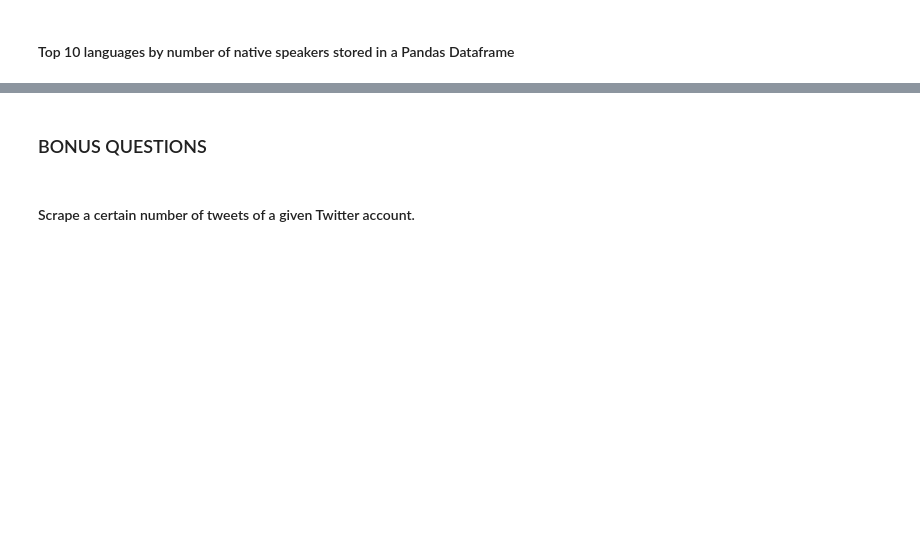
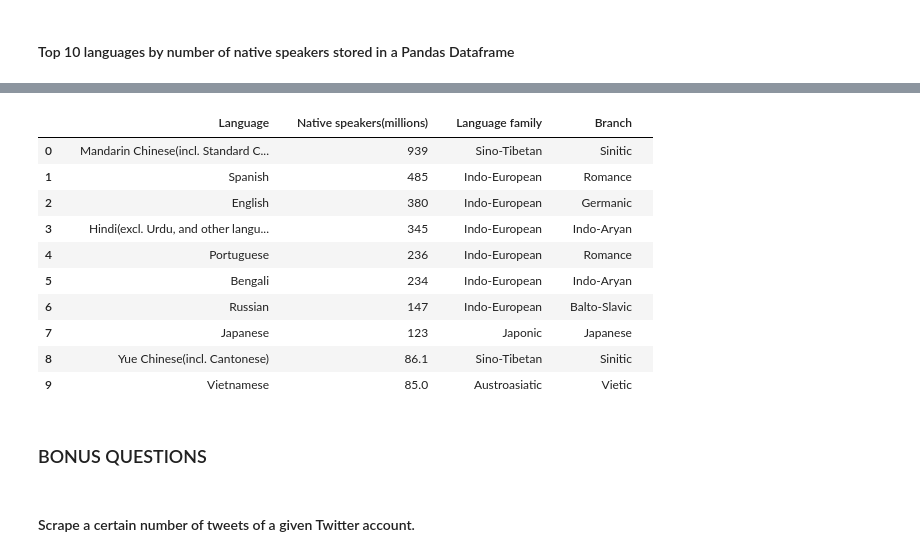
Before and after one commit to Ironhack-Data-Madrid-Octubre-2023/4.2-lab_web_scraping, a Jupyter notebook: your-code/main.ipynb, the cells around one changed output, grey strips where cells are left out. Cells and saved outputs as stored; diff of their text form; code cells hidden in the pictures; blank space fills up the shorter version.

```diff
--- a/your-code/main.ipynb
+++ b/your-code/main.ipynb
@@ -600,0 +582,4 @@ url13 = 'https://en.wikipedia.org/wiki/List_of_languages_by_number_of_native_spe
+# %%
+html = req.get(url).content
+soup = bs(html, 'html.parser')
+type(soup)
@@ -600,0 +588,3 @@ url13 = 'https://en.wikipedia.org/wiki/List_of_languages_by_number_of_native_spe
+# %%
+tabla = soup.find('table')
+tabla
@@ -600,0 +613,4 @@ url13 = 'https://en.wikipedia.org/wiki/List_of_languages_by_number_of_native_spe
+# %%
+filas = tabla.find_all('tr')
+filas = [f.text.split('\\n') for f in filas] # split por el salto de línea\n",
+filas[:2]
@@ -600,0 +620,9 @@ url13 = 'https://en.wikipedia.org/wiki/List_of_languages_by_number_of_native_spe
+# %%
+final = []
+for f in filas:
+    tmp = []
+    for palabra in f:
+        if palabra!='':
+            tmp.append(palabra)
+    final.append(tmp)
+final
@@ -601,3 +647,23 @@ url13 = 'https://en.wikipedia.org/wiki/List_of_languages_by_number_of_native_spe
+# %%
+final_clean = [row[0].split('\n') for row in final if row]
+header = final_clean[0]
+data = final_clean[1:]
+df = pd.DataFrame(data, columns=header)
+df = df[df['Language'] != '']
+
+df[:10]
+# %% [output]
+|  |  | Language |  | Native speakers(millions) |  | Language family |  | Branch |  |
+| 0 |  | Mandarin Chinese(incl. Standard C... |  | 939 |  | Sino-Tibetan |  | Sinitic |  |
+| 1 |  | Spanish |  | 485 |  | Indo-European |  | Romance |  |
+| 2 |  | English |  | 380 |  | Indo-European |  | Germanic |  |
+| 3 |  | Hindi(excl. Urdu, and other langu... |  | 345 |  | Indo-European |  | Indo-Aryan |  |
+| 4 |  | Portuguese |  | 236 |  | Indo-European |  | Romance |  |
+| 5 |  | Bengali |  | 234 |  | Indo-European |  | Indo-Aryan |  |
+| 6 |  | Russian |  | 147 |  | Indo-European |  | Balto-Slavic |  |
+| 7 |  | Japanese |  | 123 |  | Japonic |  | Japanese |  |
+| 8 |  | Yue Chinese(incl. Cantonese) |  | 86.1 |  | Sino-Tibetan |  | Sinitic |  |
+| 9 |  | Vietnamese |  | 85.0 |  | Austroasiatic |  | Vietic |  |
 # %% [markdown]
 ### BONUS QUESTIONS
 # %% [markdown]
```
Also changed, not shown: parts of 48 cells of this notebook.
